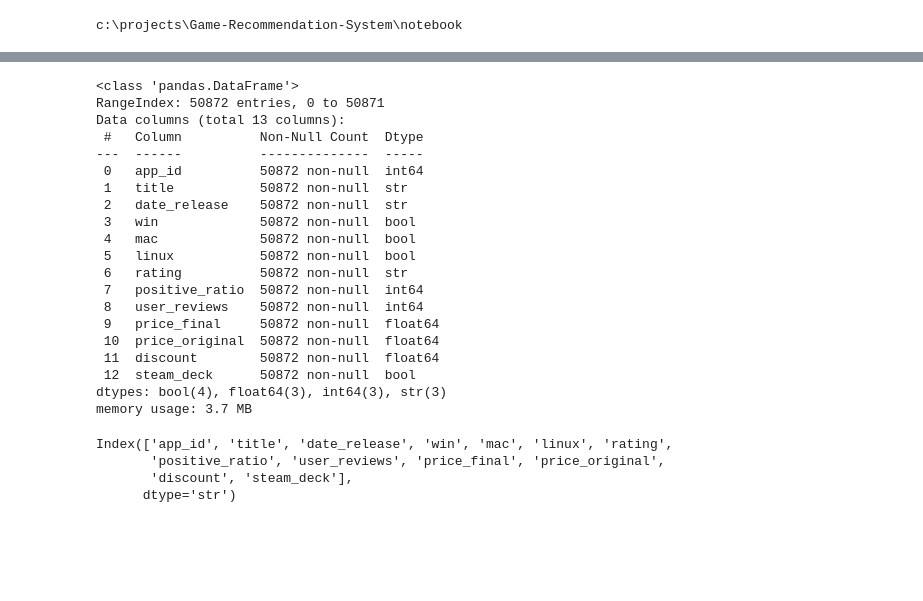
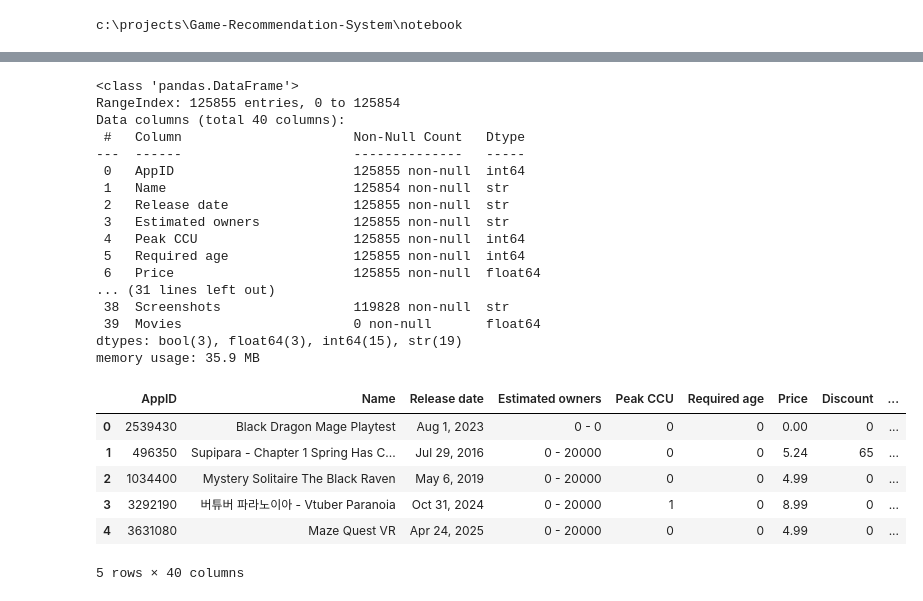
Before and after one commit to yhg365fia/GAME-RECOMMENDATION-SYSTEM, a Jupyter notebook: notebook/01_data_exploration.ipynb, the cells around one changed output, grey strips where cells are left out. Drawn from its saved outputs; the diff is of its cells as text; code cells hidden in the pictures; blank space fills up the shorter version.

```diff
--- a/notebook/01_data_exploration.ipynb
+++ b/notebook/01_data_exploration.ipynb
@@ -34,29 +59,30 @@ print(users.head())
 # %%
-games.info()
-games.describe()
-games.columns
+gamesgenres.info()
+gamesgenres.describe()
+gamesgenres.columns
+gamesgenres.head()
 # %% [output]
 <class 'pandas.DataFrame'>
-RangeIndex: 50872 entries, 0 to 50871
-Data columns (total 13 columns):
- #   Column          Non-Null Count  Dtype
----  ------          --------------  -----
- 0   app_id          50872 non-null  int64
- 1   title           50872 non-null  str
- 2   date_release    50872 non-null  str
- 3   win             50872 non-null  bool
- 4   mac             50872 non-null  bool
- 5   linux           50872 non-null  bool
- 6   rating          50872 non-null  str
- 7   positive_ratio  50872 non-null  int64
- 8   user_reviews    50872 non-null  int64
- 9   price_final     50872 non-null  float64
- 10  price_original  50872 non-null  float64
- 11  discount        50872 non-null  float64
- 12  steam_deck      50872 non-null  bool
-dtypes: bool(4), float64(3), int64(3), str(3)
-memory usage: 3.7 MB
+RangeIndex: 125855 entries, 0 to 125854
+Data columns (total 40 columns):
+ #   Column                      Non-Null Count   Dtype
+---  ------                      --------------   -----
+ 0   AppID                       125855 non-null  int64
+ 1   Name                        125854 non-null  str
+ 2   Release date                125855 non-null  str
+ 3   Estimated owners            125855 non-null  str
+ 4   Peak CCU                    125855 non-null  int64
+ 5   Required age                125855 non-null  int64
+ 6   Price                       125855 non-null  float64
+... (31 lines left out)
+ 38  Screenshots                 119828 non-null  str
+ 39  Movies                      0 non-null       float64
+dtypes: bool(3), float64(3), int64(15), str(19)
+memory usage: 35.9 MB
+|  | AppID | Name | Release date | Estimated owners | Peak CCU | Required age | Price | Discount | ... |
+| 0 | 2539430 | Black Dragon Mage Playtest | Aug 1, 2023 | 0 - 0 | 0 | 0 | 0.00 | 0 | ... |
+| 1 | 496350 | Supipara - Chapter 1 Spring Has C... | Jul 29, 2016 | 0 - 20000 | 0 | 0 | 5.24 | 65 | ... |
+| 2 | 1034400 | Mystery Solitaire The Black Raven | May 6, 2019 | 0 - 20000 | 0 | 0 | 4.99 | 0 | ... |
+| 3 | 3292190 | 버튜버 파라노이아 - Vtuber Paranoia | Oct 31, 2024 | 0 - 20000 | 1 | 0 | 8.99 | 0 | ... |
+| 4 | 3631080 | Maze Quest VR | Apr 24, 2025 | 0 - 20000 | 0 | 0 | 4.99 | 0 | ... |
-Index(['app_id', 'title', 'date_release', 'win', 'mac', 'linux', 'rating',
-       'positive_ratio', 'user_reviews', 'price_final', 'price_original',
-       'discount', 'steam_deck'],
-      dtype='str')
+5 rows × 40 columns
```
Also changed, not shown: parts of 15 cells of this notebook, 2 other files.
